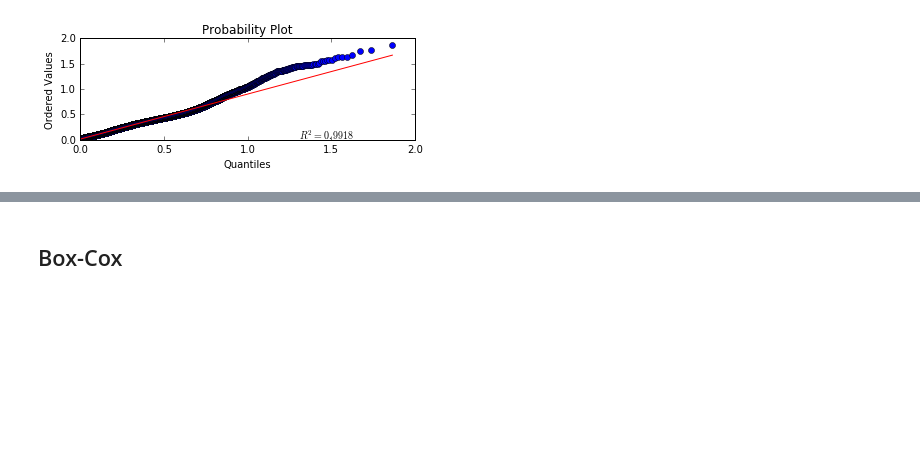
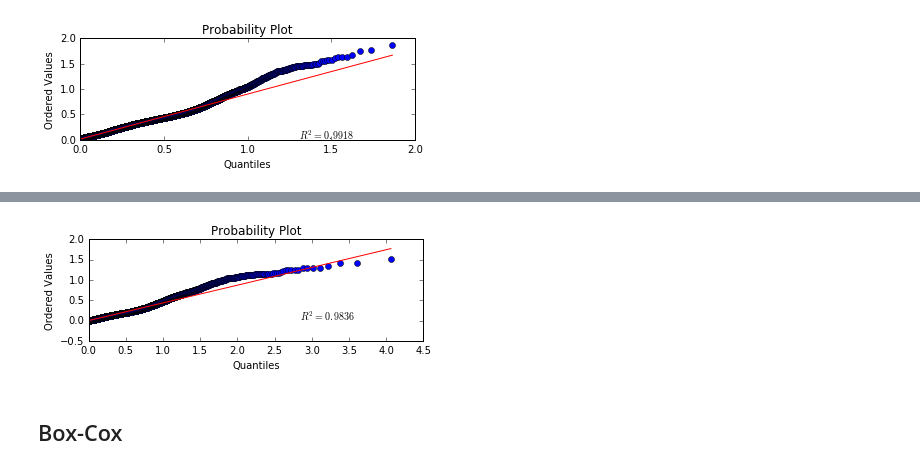
Before and after one commit to wadpac/hsmm4acc, a Jupyter notebook: notebooks/ExploreData5sec.ipynb, the cells around one changed output, grey strips where cells are left out. Cells and saved outputs as stored; diff of their text form; code cells hidden in the pictures; blank space fills up the shorter version.

```diff
--- a/notebooks/ExploreData5sec.ipynb
+++ b/notebooks/ExploreData5sec.ipynb
@@ -119,3 +111,11 @@ plt.show()
+# %%
+fig = plt.figure()
+ax1 = fig.add_subplot(211)
+shape, loc, scale = stats.weibull_min.fit(log_acceleration)
+stats.probplot(log_acceleration, dist=stats.weibull_min, sparams=(shape, loc, scale), plot=ax1)
+plt.show()
+# %% [output]
+[figure, added]
 # %% [markdown]
 ## Box-Cox
 # %%
```
Also changed, not shown: parts of 2 cells of this notebook, 1 other file.
